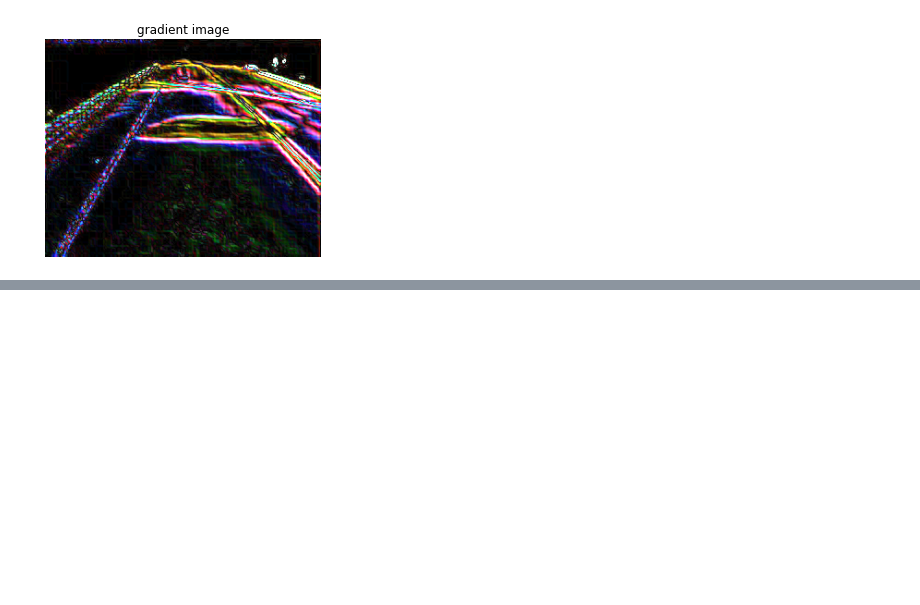
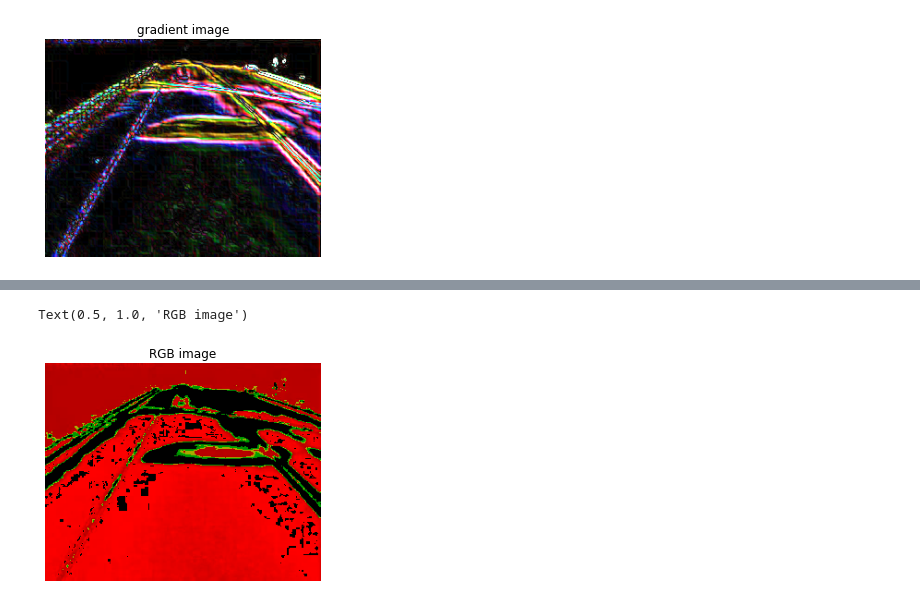
Before and after one commit to tjboise/Damage_Density, a Jupyter notebook: IR_related_news.ipynb, the cells around one changed output, grey strips where cells are left out. Drawn from its saved outputs; the diff is of its cells as text; code cells hidden in the pictures; blank space fills up the shorter version.

```diff
--- a/IR_related_news.ipynb
+++ b/IR_related_news.ipynb
@@ -98,0 +128,35 @@ Text(0.5, 1.0, 'gradient image')
+# %%
+c=np.zeros((m,n))
+d=np.zeros((m,n))
+e=np.zeros((m,n))
+g=np.zeros((m,n))
+# %%
+for i in range(m):
+    for j in range(n):
+        if b[i,j]<120:
+            c[i,j]=b[i,j]
+        else:
+            d[i,j]=b[i,j]
+# %%
+for i in range(m):
+    for j in range(n):
+        if c[i,j]>80:
+            e[i,j]=0
+        else:
+            e[i,j]=c[i,j]
+        if c[i,j]>90:
+            g[i,j]=0
+        else:
+            g[i,j]=c[i,j]
+# %%
+f=imgo
+f[:,:,0]=g*255
+f[:,:,1]=(c-e)*255
+f[:,:,2]=0
+# %%
+plt.imshow(f)
+plt.axis('off')
+plt.title('RGB image')
+# %% [output]
+Text(0.5, 1.0, 'RGB image')
+[figure, added]
```
Also changed, not shown: parts of 13 cells of this notebook, 14 other files.
